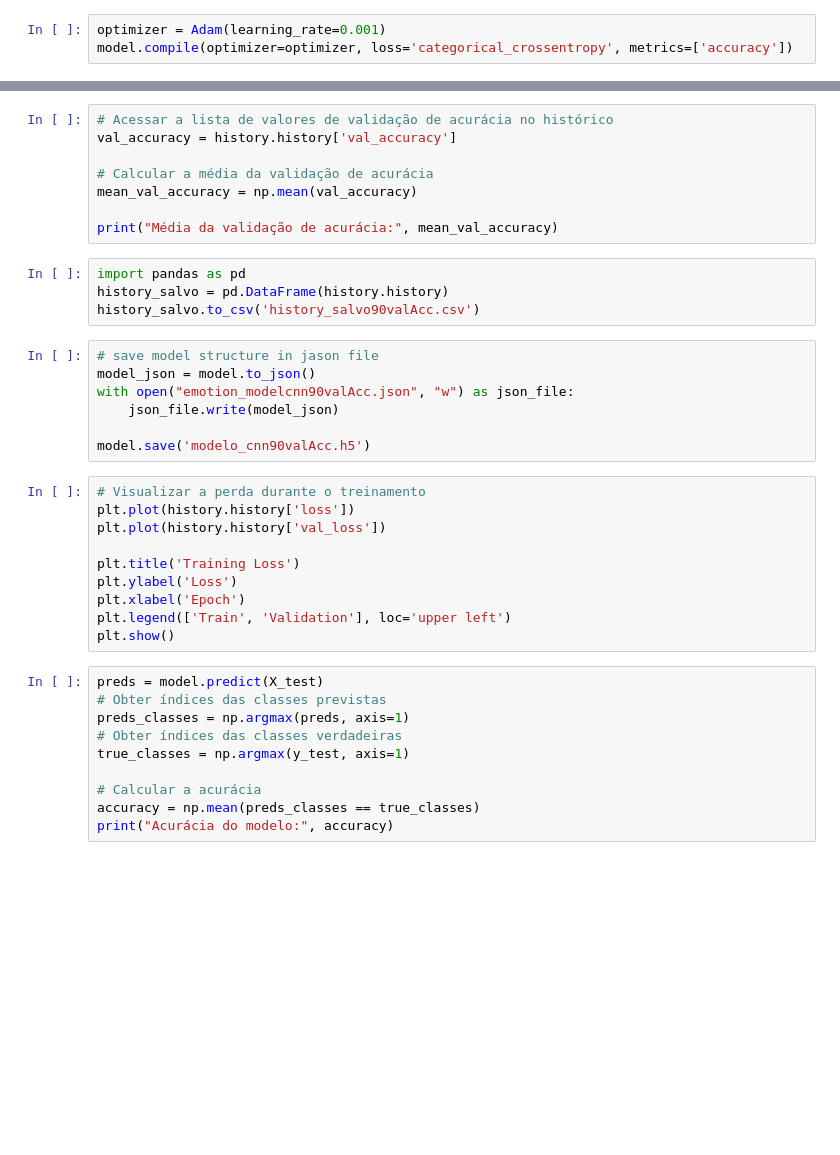
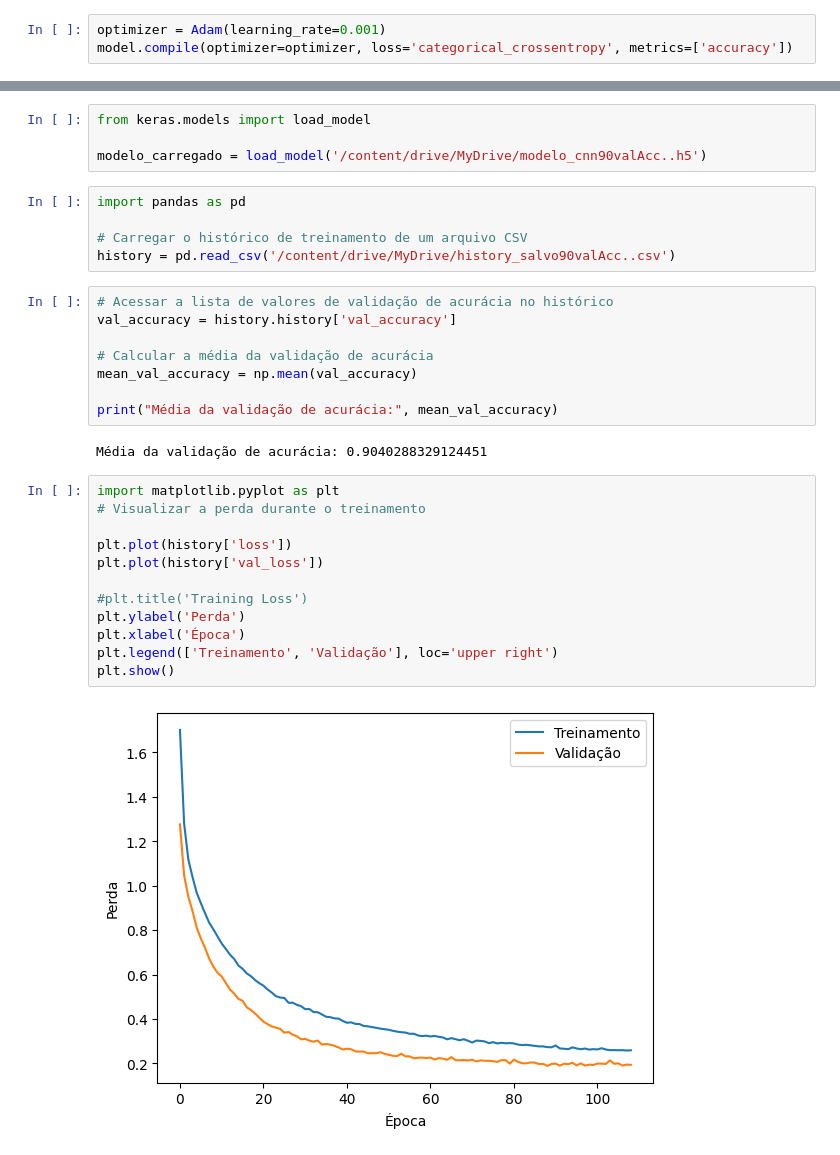
Before and after one commit to nicolinhaaaaaaas/reconhecimento_emocao, a Jupyter notebook: notebooks/treinamento.ipynb, the cells around one changed output, grey strips where cells are left out. Cells and saved outputs as stored; diff of their text form; blank space fills up the shorter version.

```diff
--- a/notebooks/treinamento.ipynb
+++ b/notebooks/treinamento.ipynb
@@ -227,3 +312,12 @@ history = model.fit(balanced_X_train, balanced_y_train,validation_split= 0.2, ep
+# %%
+from keras.models import load_model
+
+modelo_carregado = load_model('/content/drive/MyDrive/modelo_cnn90valAcc..h5')
+# %%
+import pandas as pd
+
+# Carregar o histórico de treinamento de um arquivo CSV
+history = pd.read_csv('/content/drive/MyDrive/history_salvo90valAcc..csv')
 # %%
 # Acessar a lista de valores de validação de acurácia no histórico
 val_accuracy = history.history['val_accuracy']
@@ -232,34 +326,19 @@ val_accuracy = history.history['val_accuracy']
 mean_val_accuracy = np.mean(val_accuracy)
 
 print("Média da validação de acurácia:", mean_val_accuracy)
+# %% [output]
+Média da validação de acurácia: 0.9040288329124451
-# %%
-import pandas as pd
-history_salvo = pd.DataFrame(history.history)
-history_salvo.to_csv('history_salvo90valAcc.csv')
-# %%
-# save model structure in jason file
-model_json = model.to_json()
-with open("emotion_modelcnn90valAcc.json", "w") as json_file:
-    json_file.write(model_json)
-
-model.save('modelo_cnn90valAcc.h5')
 # %%
+import matplotlib.pyplot as plt
 # Visualizar a perda durante o treinamento
-plt.plot(history.history['loss'])
-plt.plot(history.history['val_loss'])
 
-plt.title('Training Loss')
-plt.ylabel('Loss')
-plt.xlabel('Epoch')
-plt.legend(['Train', 'Validation'], loc='upper left')
+plt.plot(history['loss'])
+plt.plot(history['val_loss'])
+
+#plt.title('Training Loss')
+plt.ylabel('Perda')
+plt.xlabel('Época')
+plt.legend(['Treinamento', 'Validação'], loc='upper right')
 plt.show()
+# %% [output]
+[figure, added]
-# %%
-preds = model.predict(X_test)
-# Obter índices das classes previstas
-preds_classes = np.argmax(preds, axis=1)
-# Obter índices das classes verdadeiras
-true_classes = np.argmax(y_test, axis=1)
-
-# Calcular a acurácia
-accuracy = np.mean(preds_classes == true_classes)
-print("Acurácia do modelo:", accuracy)
```
Also changed, not shown: parts of 21 cells of this notebook, 8 other files.
